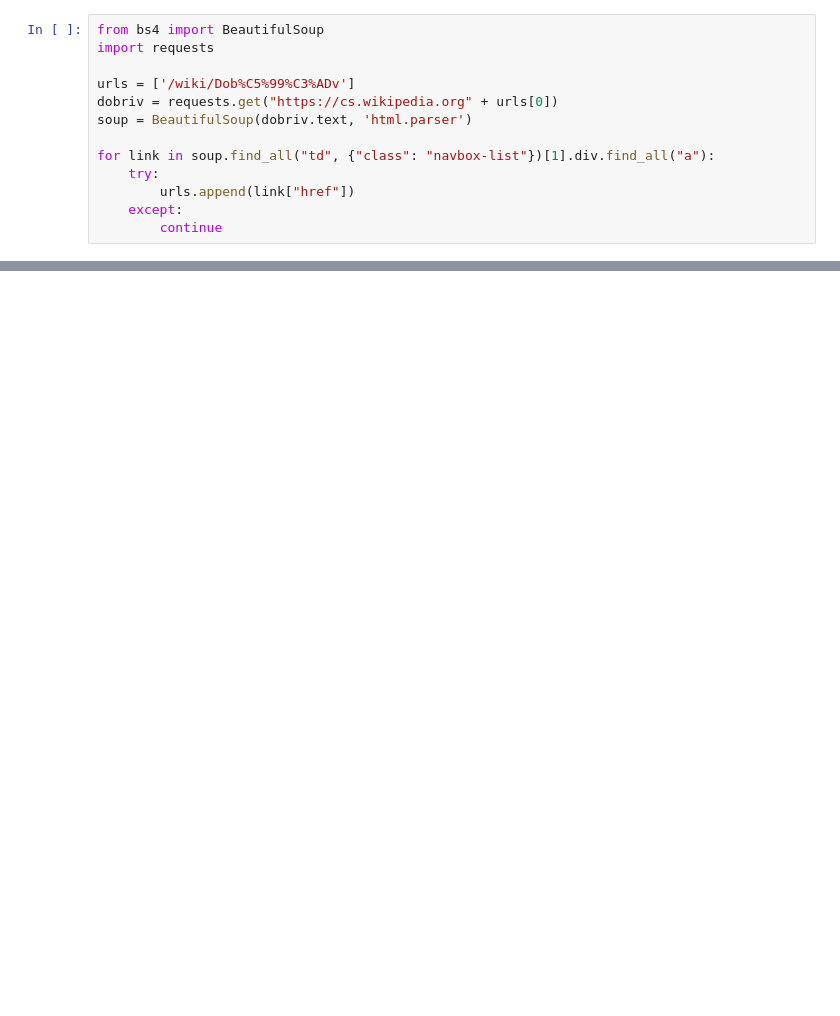
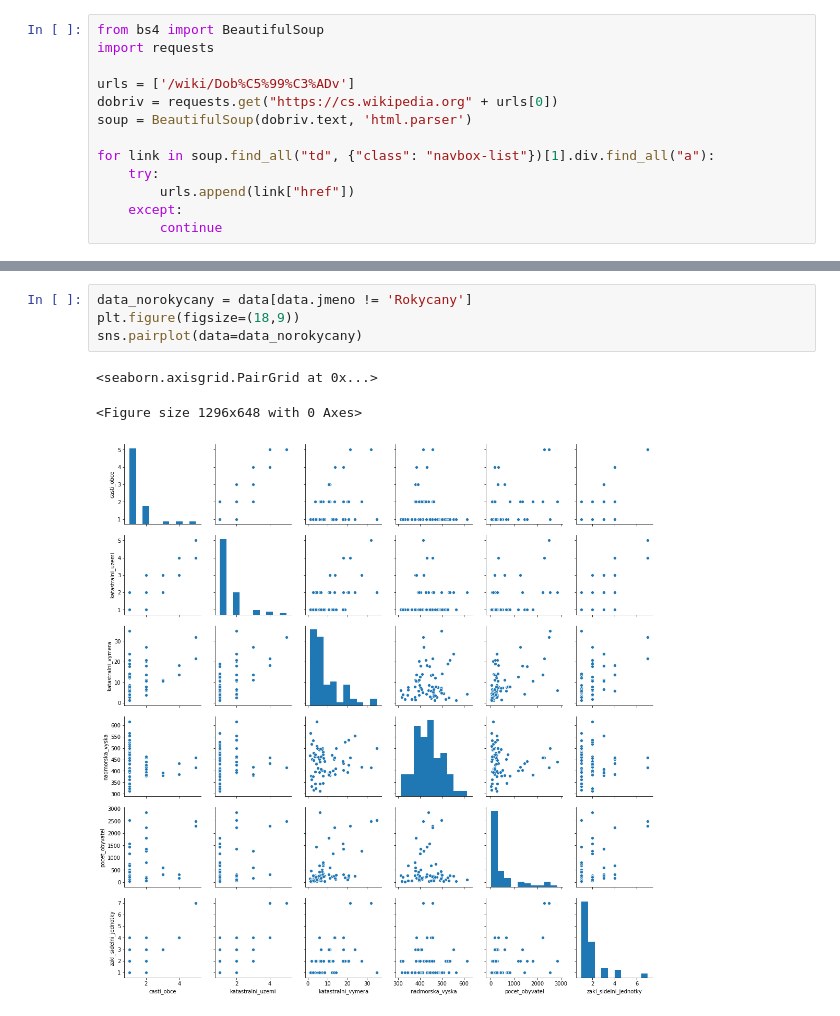
Before and after one commit to badgercz/badgercz.github.io, a Jupyter notebook: assets/Untitled.ipynb, the cells around one changed output, grey strips where cells are left out. Cells and saved outputs as stored; diff of their text form; blank space fills up the shorter version.

```diff
--- a/assets/Untitled.ipynb
+++ b/assets/Untitled.ipynb
@@ -62,0 +111,8 @@ ModuleNotFoundError: No module named 'unicode'
+# %%
+data_norokycany = data[data.jmeno != 'Rokycany']
+plt.figure(figsize=(18,9))
+sns.pairplot(data=data_norokycany)
+# %% [output]
+<seaborn.axisgrid.PairGrid at 0x...>
+<Figure size 1296x648 with 0 Axes>
+[figure, added]
```
Also changed, not shown: parts of 15 cells of this notebook, 8 other files.
